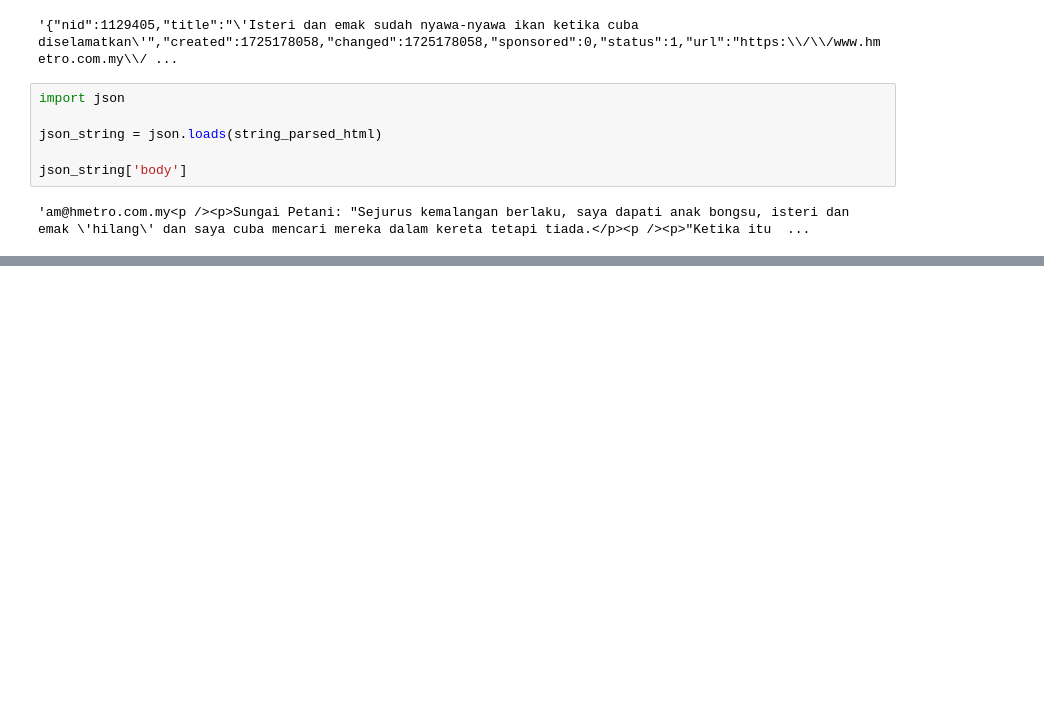
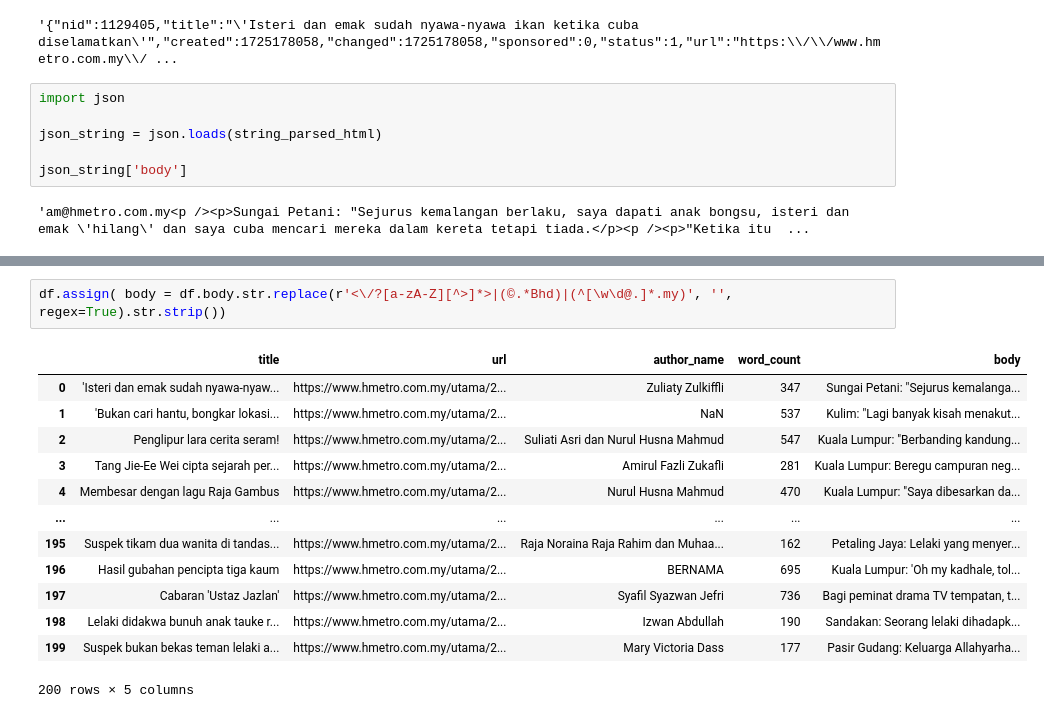
Before and after one commit to raefaidid/basic-etl, a Jupyter notebook: notebooks/web_scraping_hmetro.ipynb, the cells around one changed output, grey strips where cells are left out. Cells and saved outputs as stored; diff of their text form; blank space fills up the shorter version.

```diff
--- a/notebooks/web_scraping_hmetro.ipynb
+++ b/notebooks/web_scraping_hmetro.ipynb
@@ -167,0 +215,16 @@ json_string['body']
+# %%
+df.assign( body = df.body.str.replace(r'<\/?[a-zA-Z][^>]*>|(©.*Bhd)|(^[\w\d@.]*.my)', '', regex=True).str.strip())
+# %% [output]
+|  | title | url | author_name | word_count | body |
+| 0 | 'Isteri dan emak sudah nyawa-nyaw... | https://www.hmetro.com.my/utama/2... | Zuliaty Zulkiffli | 347 | Sungai Petani: "Sejurus kemalanga... |
+| 1 | 'Bukan cari hantu, bongkar lokasi... | https://www.hmetro.com.my/utama/2... | NaN | 537 | Kulim: "Lagi banyak kisah menakut... |
+| 2 | Penglipur lara cerita seram! | https://www.hmetro.com.my/utama/2... | Suliati Asri dan Nurul Husna Mahmud | 547 | Kuala Lumpur: "Berbanding kandung... |
+| 3 | Tang Jie-Ee Wei cipta sejarah per... | https://www.hmetro.com.my/utama/2... | Amirul Fazli Zukafli | 281 | Kuala Lumpur: Beregu campuran neg... |
+| 4 | Membesar dengan lagu Raja Gambus | https://www.hmetro.com.my/utama/2... | Nurul Husna Mahmud | 470 | Kuala Lumpur: "Saya dibesarkan da... |
+| ... | ... | ... | ... | ... | ... |
+| 195 | Suspek tikam dua wanita di tandas... | https://www.hmetro.com.my/utama/2... | Raja Noraina Raja Rahim dan Muhaa... | 162 | Petaling Jaya: Lelaki yang menyer... |
+| 196 | Hasil gubahan pencipta tiga kaum | https://www.hmetro.com.my/utama/2... | BERNAMA | 695 | Kuala Lumpur: 'Oh my kadhale, tol... |
+| 197 | Cabaran 'Ustaz Jazlan' | https://www.hmetro.com.my/utama/2... | Syafil Syazwan Jefri | 736 | Bagi peminat drama TV tempatan, t... |
+| 198 | Lelaki didakwa bunuh anak tauke r... | https://www.hmetro.com.my/utama/2... | Izwan Abdullah | 190 | Sandakan: Seorang lelaki dihadapk... |
+| 199 | Suspek bukan bekas teman lelaki a... | https://www.hmetro.com.my/utama/2... | Mary Victoria Dass | 177 | Pasir Gudang: Keluarga Allahyarha... |
+200 rows × 5 columns
```
Also changed, not shown: parts of 8 cells of this notebook, 1 other file.
